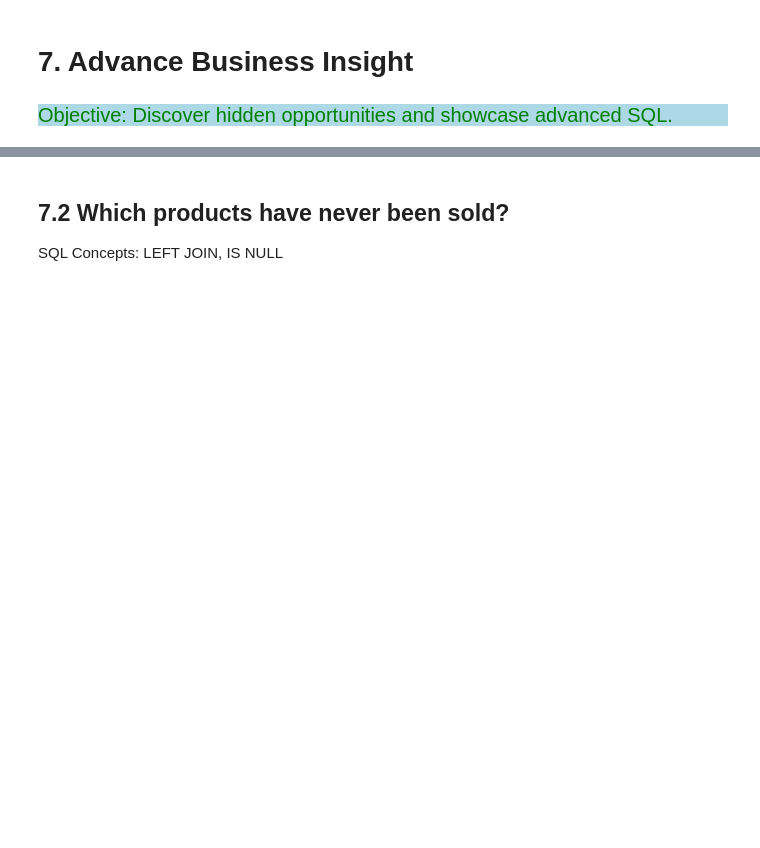
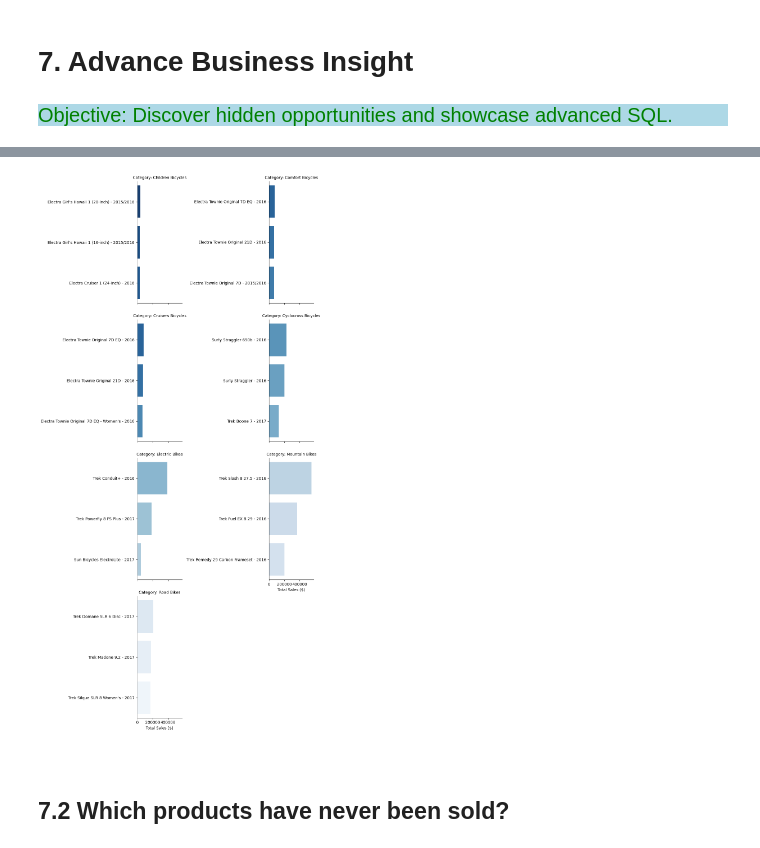
Before and after one commit to Kartika-Nidhi/Biker_Store_Analysis_SQL, a Jupyter notebook: BikeStoreAnalysisSQl.ipynb, the cells around one changed output, grey strips where cells are left out. Cells and saved outputs as stored; diff of their text form; code cells hidden in the pictures; blank space fills up the shorter version.

```diff
--- a/BikeStoreAnalysisSQl.ipynb
+++ b/BikeStoreAnalysisSQl.ipynb
@@ -1180,4 +1227,26 @@ SQL Concepts: ROW_NUMBER(), CTE
+# %%
+
+g = sns.catplot(
+    data=top_pro,
+    x='total_sales',
+    y='product_name',
+    hue = 'product_name',
+    col='category_name',
+    kind='bar',
+    col_wrap=2,
+    sharey=False,
+    palette='Blues_r',
+    legend= False
+)
+
+
+g.set_titles(col_template="Category: {col_name}")
+g.set_axis_labels("Total Sales ($)", "")
+plt.tight_layout()
+plt.show()
+# %% [output]
+[figure, added]
+# %% [markdown]
+<div>
 # %% [markdown]
 ## 7.2 Which products have never been sold?
-
-SQL Concepts: LEFT JOIN, IS NULL
```
Also changed, not shown: parts of 11 cells of this notebook.
